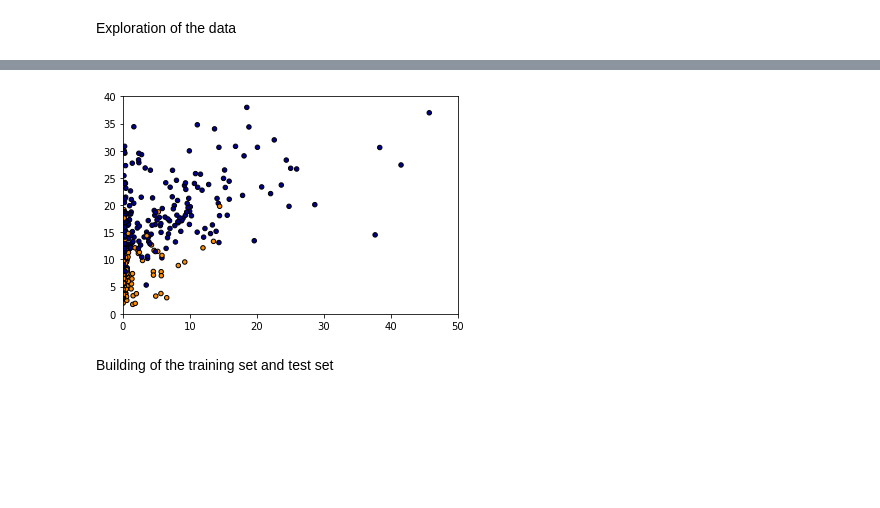
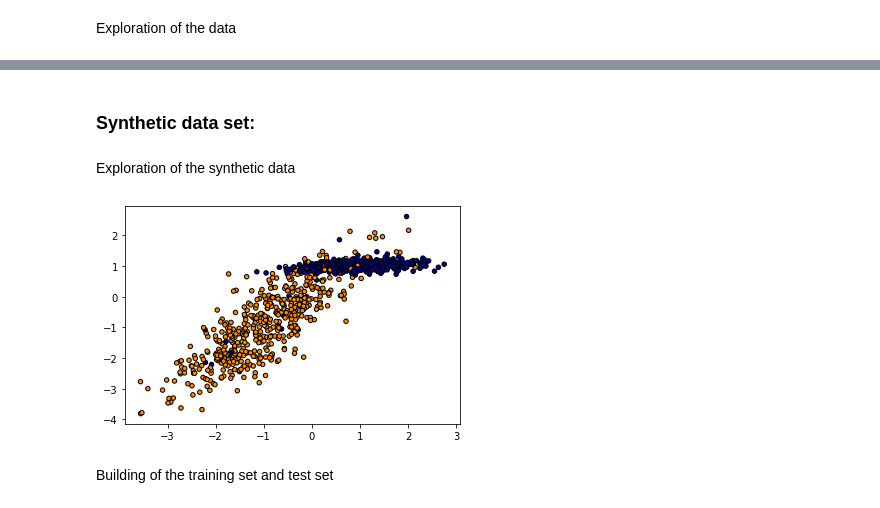
Before and after one commit to sofros/SFML_INFO_F422, a Jupyter notebook: Classification_Notebook.ipynb, the cells around one changed output, grey strips where cells are left out. Cells and saved outputs as stored; diff of their text form; code cells hidden in the pictures; blank space fills up the shorter version.

```diff
--- a/Classification_Notebook.ipynb
+++ b/Classification_Notebook.ipynb
@@ -43,18 +48,30 @@ Exploration of the data
+# %% [markdown]
+### Synthetic data set:
+# %%
+import matplotlib.pyplot as plt
+from sklearn.datasets import make_classification
+import numpy as np
+
+# flip_y: put some noise in the function
+X, Y = make_classification(n_samples=1000, n_features=2, n_redundant=0, n_informative=2,n_clusters_per_class=1,n_classes=2, flip_y=.1)
+# function of type: z = f(x,y)
+# %% [markdown]
+Exploration of the synthetic data
 # %%
 from matplotlib.colors import ListedColormap
 
 cmap_light = ListedColormap(['orange', 'cyan', 'cornflowerblue'])
 cmap_bold = ListedColormap(['darkorange', 'c', 'darkblue'])
 
 
 # Plot all the data
 plt.scatter(X[:, 0], X[:, 1], c=Y, cmap=cmap_bold,edgecolor='k', s=20)
-plt.xlim(0, 50)
-plt.ylim(0, 40)
+#plt.xlim(0, 50)
+#plt.ylim(0, 40)
 
 plt.show()
 # %% [output]
-[figure, old version]
+[figure, new version]
 # %% [markdown]
 Building of the training set and test set
 # %%
```
Also changed, not shown: parts of 22 cells of this notebook.
